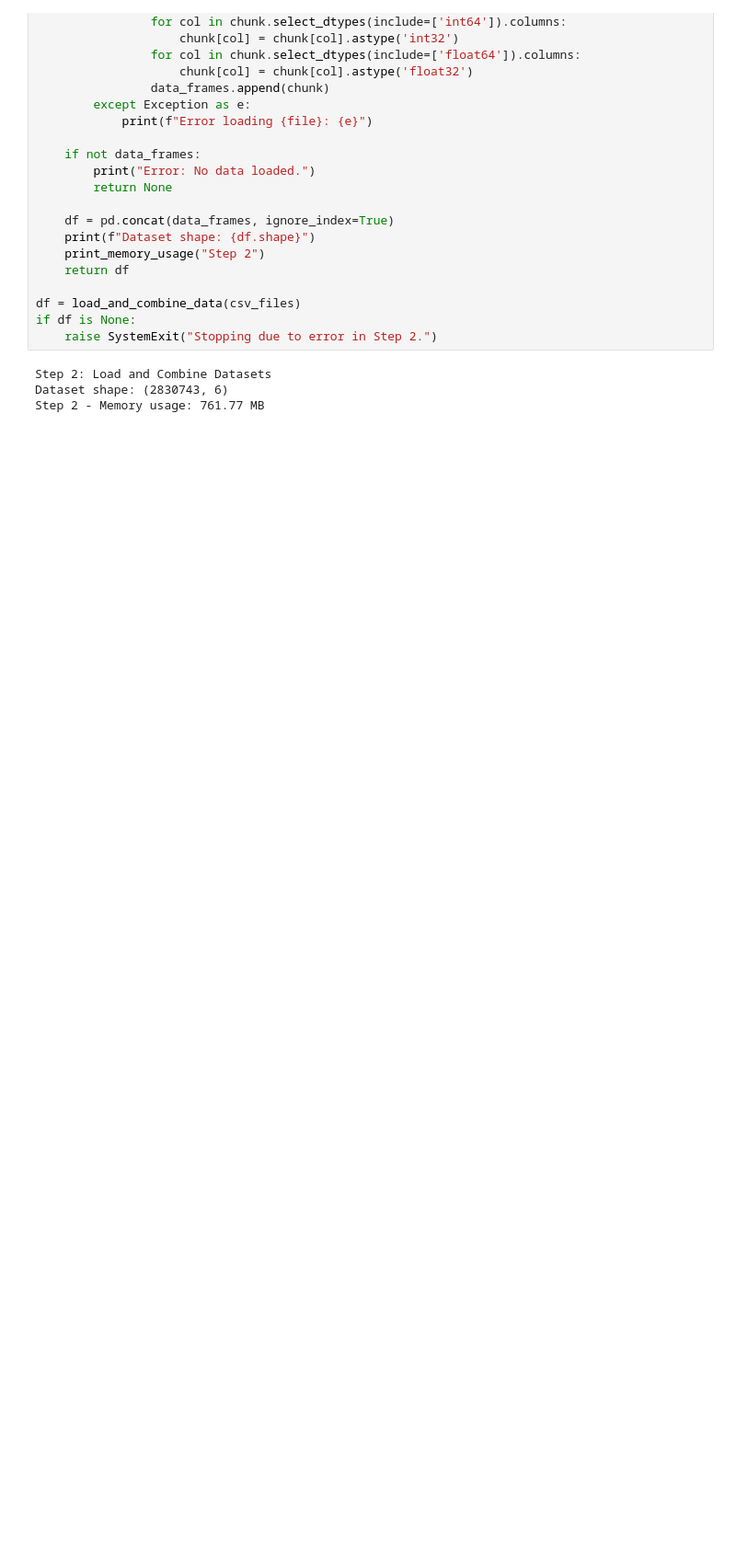
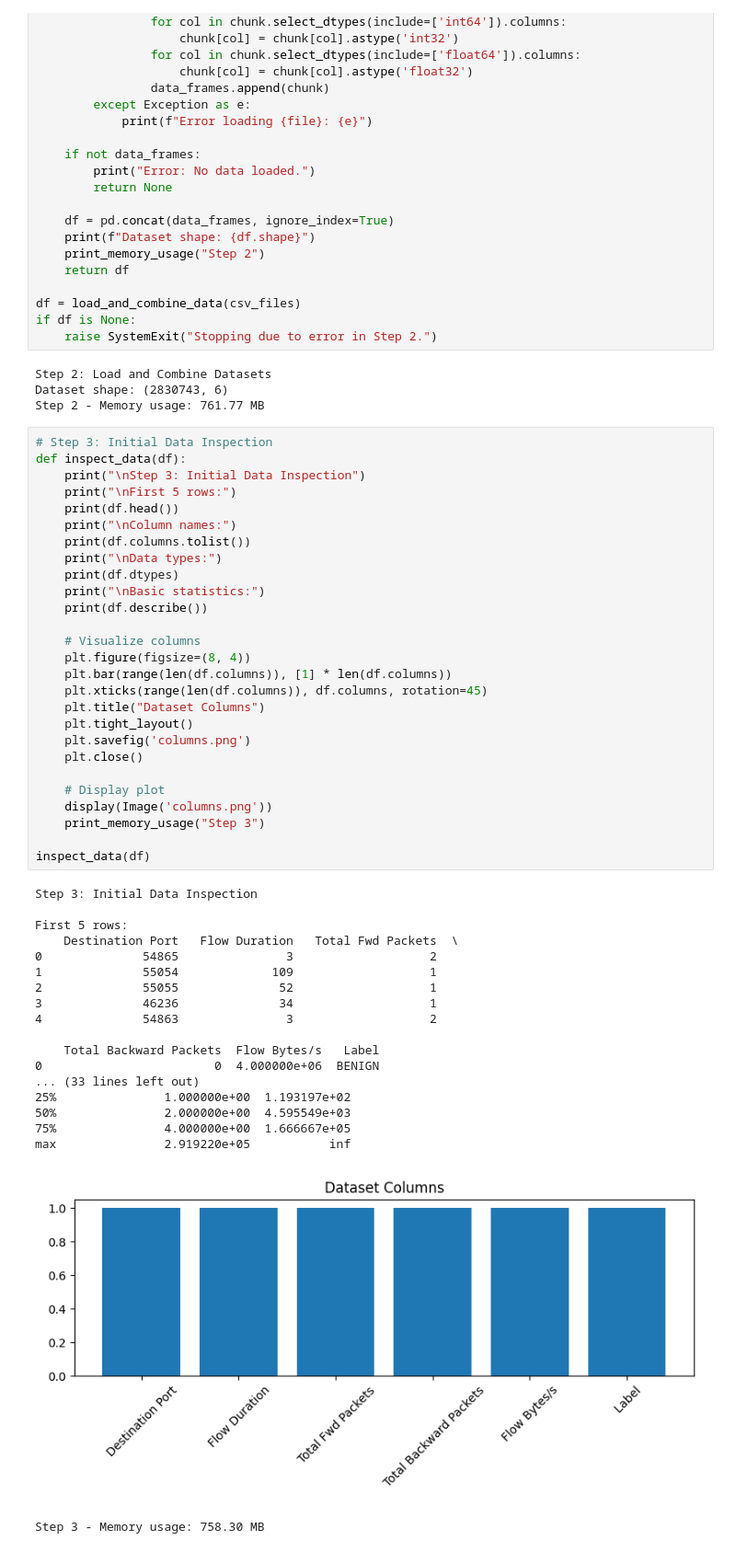
Before and after one commit to fjadidi2001/Cyber-Attack-Detection, a Jupyter notebook: CyberAttackDetection.ipynb, the cells around one changed output. Shown: that part at 92% size. Cells and saved outputs as stored; diff of their text form; blank space fills up the shorter version.

Commit message:
added step 3

```diff
--- a/CyberAttackDetection.ipynb
+++ b/CyberAttackDetection.ipynb
@@ -144,3 +144,50 @@ if df is None:
 Step 2: Load and Combine Datasets
 Dataset shape: (2830743, 6)
 Step 2 - Memory usage: 761.77 MB
+# %%
+# Step 3: Initial Data Inspection
+def inspect_data(df):
+    print("\nStep 3: Initial Data Inspection")
+    print("\nFirst 5 rows:")
+    print(df.head())
+    print("\nColumn names:")
+    print(df.columns.tolist())
+    print("\nData types:")
+    print(df.dtypes)
+    print("\nBasic statistics:")
+    print(df.describe())
+
+    # Visualize columns
+    plt.figure(figsize=(8, 4))
+    plt.bar(range(len(df.columns)), [1] * len(df.columns))
+    plt.xticks(range(len(df.columns)), df.columns, rotation=45)
+    plt.title("Dataset Columns")
+    plt.tight_layout()
+    plt.savefig('columns.png')
+    plt.close()
+
+    # Display plot
+    display(Image('columns.png'))
+    print_memory_usage("Step 3")
+
+inspect_data(df)
+# %% [output]
+Step 3: Initial Data Inspection
+
+First 5 rows:
+    Destination Port   Flow Duration   Total Fwd Packets  \
+0              54865               3                   2
+1              55054             109                   1
+2              55055              52                   1
+3              46236              34                   1
+4              54863               3                   2
+
+    Total Backward Packets  Flow Bytes/s   Label
+0                        0  4.000000e+06  BENIGN
+... (33 lines left out)
+25%               1.000000e+00  1.193197e+02
+50%               2.000000e+00  4.595549e+03
+75%               4.000000e+00  1.666667e+05
+max               2.919220e+05           inf
+[figure, added]
+Step 3 - Memory usage: 758.30 MB
```
